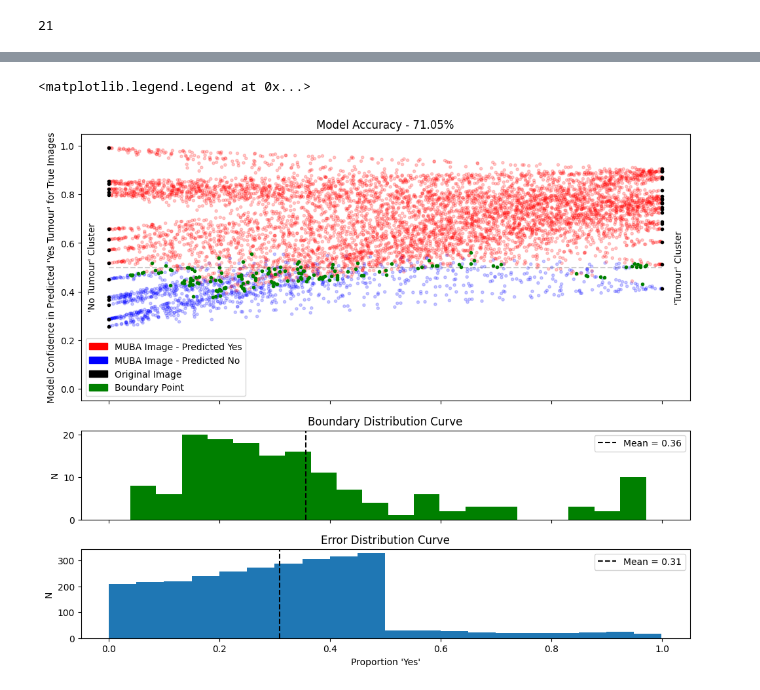
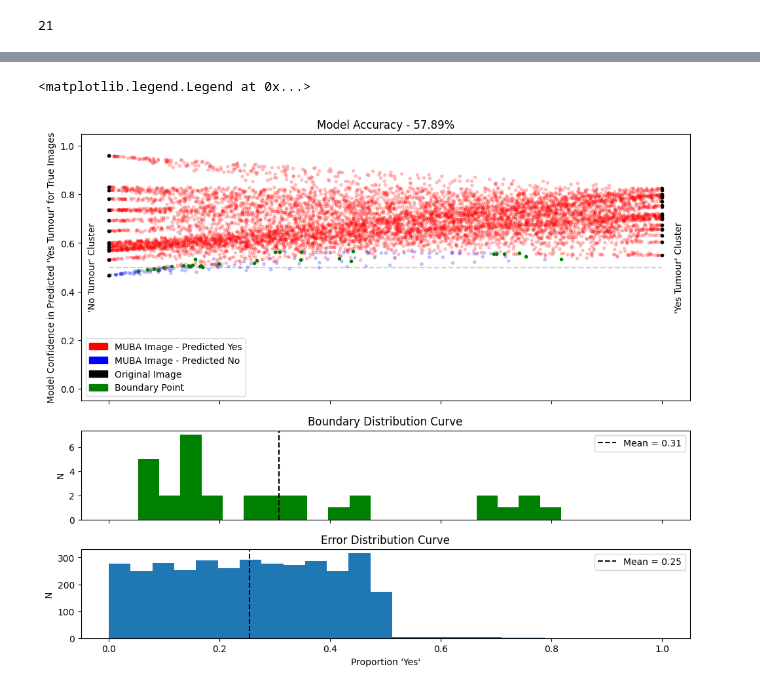
Before and after one commit to willpoulett/brain_classifier, a Jupyter notebook: eval_2.ipynb, the cells around one changed output, grey strips where cells are left out. Cells and saved outputs as stored; diff of their text form; code cells hidden in the pictures.

```diff
--- a/eval_2.ipynb
+++ b/eval_2.ipynb
@@ -93,7 +93,9 @@ print(yes_count)
 # %%
 # At this point "no" is [1,0] and "yes" is [0,1]
 # %%
-model = keras.models.load_model("medium_model_2.h5")
+model = keras.models.load_model("medium_model.h5")
+
+# "best_simple_model_2.h5" 92% - accidently overide it :(
 # %%
 basic_results = model.predict(np.stack(images))
 # %% [output]
@@ -148,11 +151,11 @@ for index0, row0 in class_zero_df.iterrows():
             lam = (1/MUBA_ITERS) * np.random.rand() + ( (i) / MUBA_ITERS)
             new_img = lam * images[int(row0["image_index"])] + (1 - lam) * images[int(row1["image_index"])]
 
-            row = { "alpha_class_0": lam, # row 0 is multiplied by lam
+            row = pd.DataFrame([({ "alpha_class_0": lam, # row 0 is multiplied by lam
                     "alpha_class_1": 1-lam,
                     "image": new_img,
                     "y_value_class_1": (row1["confidence_class_1"] - row0["confidence_class_1"]) * (1-lam) + row0["confidence_class_1"], # Confidence in yes, there is a tumour
+                    })])
 
-                    }
 
-            muba_df = muba_df.append(row, ignore_index = True)
+            muba_df = pd.concat([muba_df, row],axis=0, ignore_index=True)
@@ -220,12 +205,12 @@ for i in range(int(len(analysis_df)/MUBA_ITERS)):
         row1 = window_df[window_df.index == boundary]
         middle_alpha = row0["alpha_class_1"][boundary-1] + ((row1["alpha_class_1"][boundary] - row0["alpha_class_1"][boundary-1]) / 2 )
         middle_y = row0["y_value_class_1"][boundary-1] + ( (row1["y_value_class_1"][boundary] - row0["y_value_class_1"][boundary-1]) / 2 )
-        new_row = {
+        new_row = pd.DataFrame([{
             "alpha":middle_alpha,
             "y":middle_y
-        }
+        }])
 
-        boundary_df = boundary_df.append(new_row, ignore_index = True)
+        boundary_df = pd.concat([boundary_df, new_row], axis=0, ignore_index = True)
 # %%
 correct_alphas = (analysis_df[analysis_df["pred"] == analysis_df["alpha_class_1"].round()])["alpha_class_1"]
 incorrect_alphas = (analysis_df[analysis_df["pred"] != analysis_df["alpha_class_1"].round()])["alpha_class_1"]
@@ -240,32 +225,32 @@ ax[0].scatter(boundary_df["alpha"],boundary_df["y"], marker = ".", color = "gree
 ax[0].set_ylim([-0.05,1.05])
 
 # Create a legend with a color box
 no_patch = mpatches.Patch(color='red', label='MUBA Image - Predicted Yes')
 yes_patch = mpatches.Patch(color='blue', label='MUBA Image - Predicted No')
 original_patch = mpatches.Patch(color='black', label='Original Image')
 middle_patch = mpatches.Patch(color='green', label='Boundary Point')
 
 ax[0].legend(handles=[no_patch, yes_patch, original_patch, middle_patch])
 ax[0].set_ylabel("Model Confidence in Predicted 'Yes Tumour' for True Images")
 ax[0].text(-0.03,0.5,"'No Tumour' Cluster", rotation = "vertical", va = "center", ha = "center")
-ax[0].text(1.03,0.5,"'Tumour' Cluster", rotation = "vertical", va = "center", ha = "center")
+ax[0].text(1.03,0.5,"'Yes Tumour' Cluster", rotation = "vertical", va = "center", ha = "center")
 ax[0].set_title(f"Model Accuracy - {round(100*acc,2)}%")
 
 # ax.axis("off")
 ax[1].hist(boundary_df["alpha"],bins=20,color="green")
 mean = np.mean(boundary_df["alpha"])
 ax[1].axvline(mean, color = "black", linestyle = "--", label = f"Mean = {round(mean,2)}")
 ax[1].set_ylabel("N")
 ax[1].set_title("Boundary Distribution Curve")
 ax[1].legend()
 
 ax[2].hist(incorrect_alphas,bins=20)
 mean = np.mean(incorrect_alphas)
 ax[2].axvline(mean, color = "black", linestyle = "--", label = f"Mean = {round(mean,2)}")
 ax[2].set_xlabel("Proportion 'Yes'")
 ax[2].set_ylabel("N")
 ax[2].set_title("Error Distribution Curve")
 ax[2].legend()
 # %% [output]
 <matplotlib.legend.Legend at 0x...>
-[figure, old version]
+[figure, new version]
```
Also changed, not shown: parts of 10 cells of this notebook, 1 other file.
